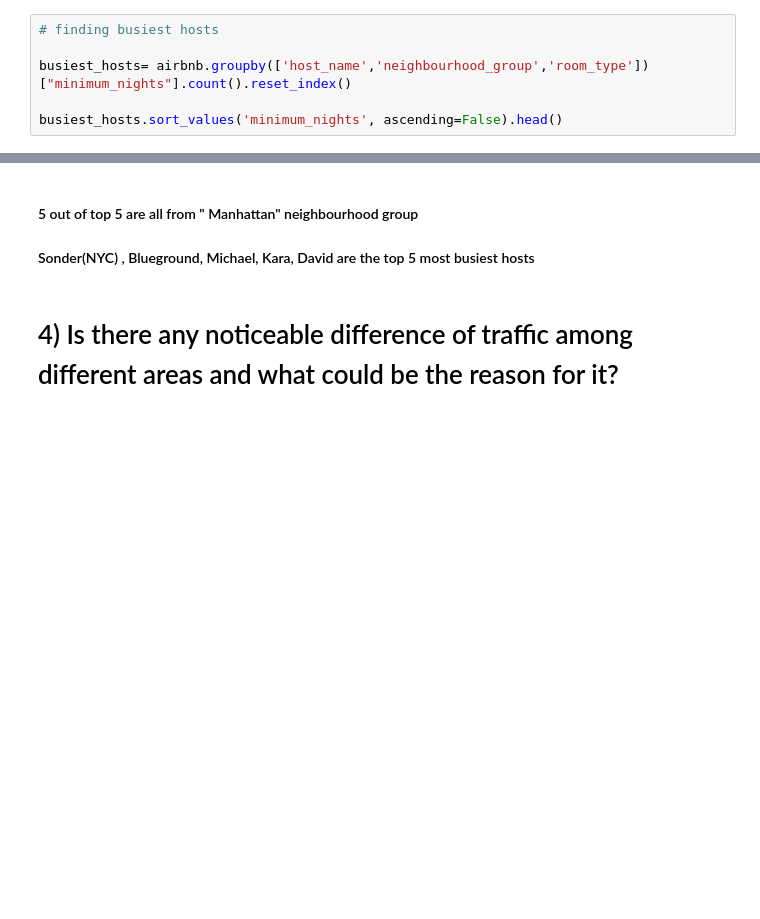
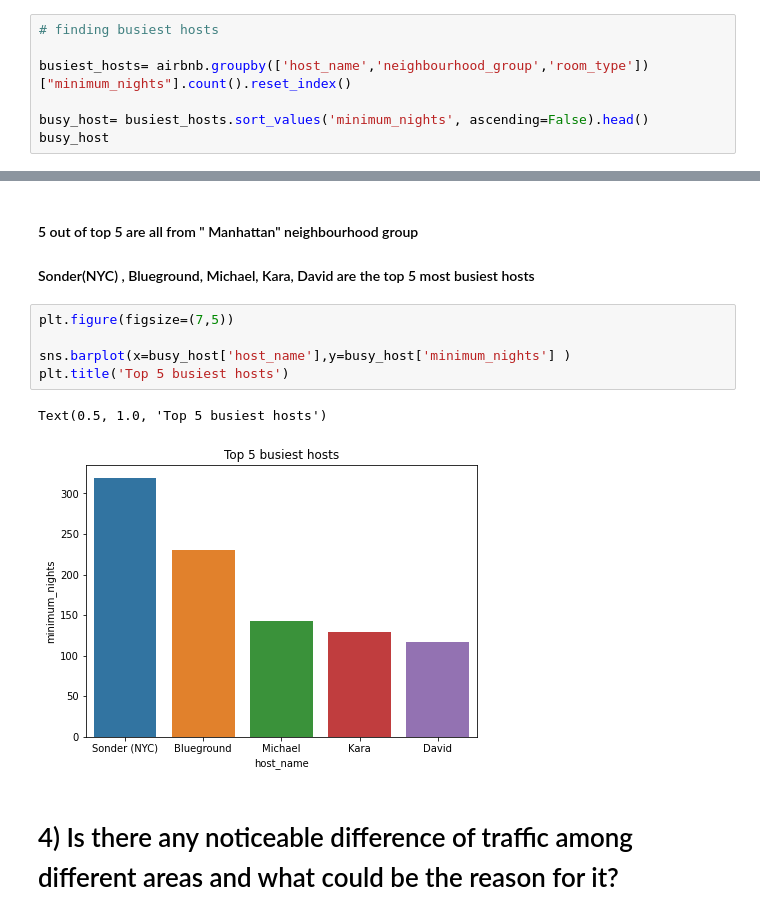
Before and after one commit to rknethinti/EDA-Airbnb-bookings-analysis, a Jupyter notebook: Airbnb_Bookings_Analysis_Capstone_Project.ipynb, the cells around one changed output, grey strips where cells are left out. Saved outputs shown, nothing was run; the diff lists cells and outputs as text; blank space fills up the shorter version.

```diff
--- a/Airbnb_Bookings_Analysis_Capstone_Project.ipynb
+++ b/Airbnb_Bookings_Analysis_Capstone_Project.ipynb
@@ -210,7 +232,8 @@ top_prices
 
 busiest_hosts= airbnb.groupby(['host_name','neighbourhood_group','room_type'])["minimum_nights"].count().reset_index()
 
-busiest_hosts.sort_values('minimum_nights', ascending=False).head()
+busy_host= busiest_hosts.sort_values('minimum_nights', ascending=False).head()
+busy_host
 # %% [output]
 |  | host_name | neighbourhood_group | room_type | minimum_nights |
 | 16549 | Sonder (NYC) | Manhattan | Entire home/apt | 319 |
@@ -222,6 +245,14 @@ busiest_hosts.sort_values('minimum_nights', ascending=False).head()
 #### 5 out of top 5 are all from " Manhattan" neighbourhood group
 
 #### Sonder(NYC) , Blueground, Michael, Kara, David are the top 5 most busiest hosts
+# %%
+plt.figure(figsize=(7,5))
+
+sns.barplot(x=busy_host['host_name'],y=busy_host['minimum_nights'] )
+plt.title('Top 5 busiest hosts')
+# %% [output]
+Text(0.5, 1.0, 'Top 5 busiest hosts')
+[figure, added]
 # %% [markdown]
 # 4) Is there any noticeable difference of traffic among different areas and what could be the reason for it?
 # %%
```
Also changed, not shown: parts of 7 cells of this notebook.
